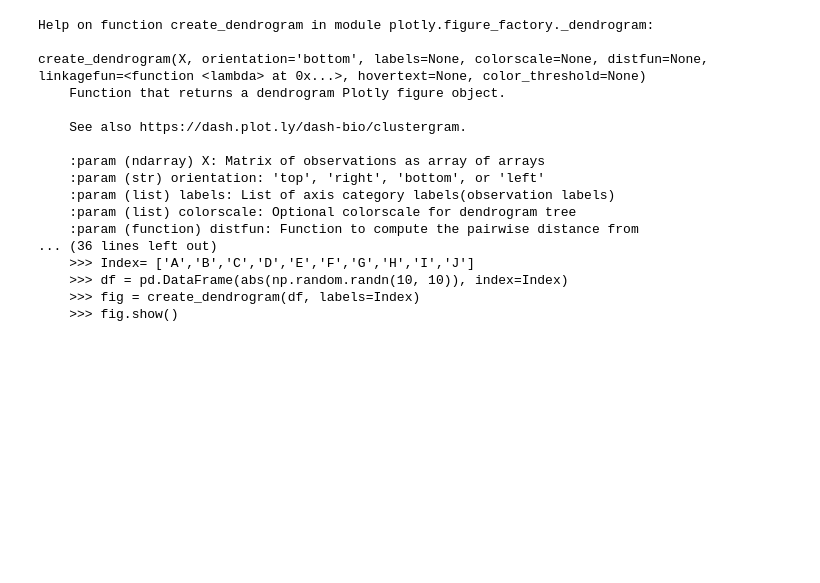
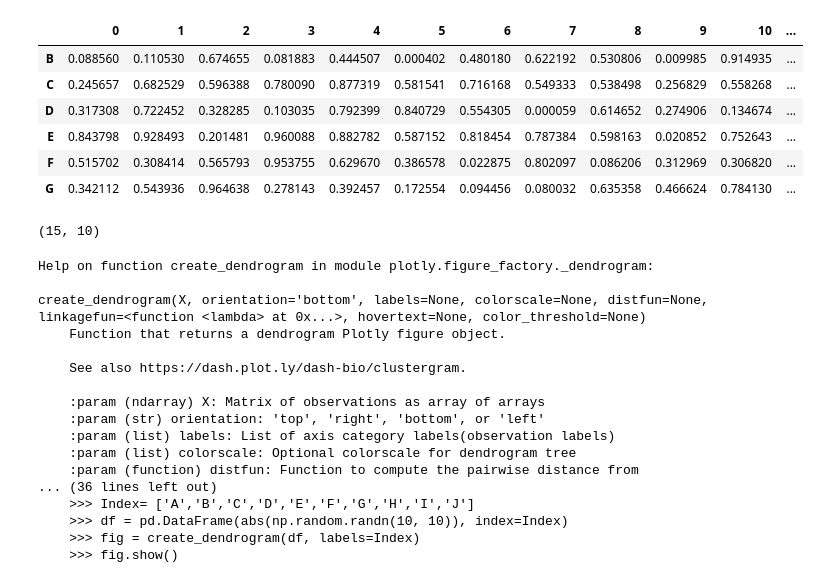
Before and after one commit to mpg-age-bioinformatics/flaski, a Jupyter notebook: utils/notebooks/idendrogram.ipynb, the cells around one changed output. Cells and saved outputs as stored; diff of their text form; code cells hidden in the pictures; blank space fills up the shorter version.

```diff
--- a/utils/notebooks/idendrogram.ipynb
+++ b/utils/notebooks/idendrogram.ipynb
@@ -10,5 +44,19 @@ np.savetxt("Datasets/dendrogram.csv", X, delimiter=",")
 # %%
-X=pd.read_csv("Datasets/dendrogram.csv",header=None)
+X=pd.read_csv("Datasets/dendrogram.csv")
+# %%
+X[["B","C","D","E","F","G"]].transpose()
+# %% [output]
+|  | 0 | 1 | 2 | 3 | 4 | 5 | 6 | 7 | 8 | 9 | 10 | ... |
+| B | 0.088560 | 0.110530 | 0.674655 | 0.081883 | 0.444507 | 0.000402 | 0.480180 | 0.622192 | 0.530806 | 0.009985 | 0.914935 | ... |
+| C | 0.245657 | 0.682529 | 0.596388 | 0.780090 | 0.877319 | 0.581541 | 0.716168 | 0.549333 | 0.538498 | 0.256829 | 0.558268 | ... |
+| D | 0.317308 | 0.722452 | 0.328285 | 0.103035 | 0.792399 | 0.840729 | 0.554305 | 0.000059 | 0.614652 | 0.274906 | 0.134674 | ... |
+| E | 0.843798 | 0.928493 | 0.201481 | 0.960088 | 0.882782 | 0.587152 | 0.818454 | 0.787384 | 0.598163 | 0.020852 | 0.752643 | ... |
+| F | 0.515702 | 0.308414 | 0.565793 | 0.953755 | 0.629670 | 0.386578 | 0.022875 | 0.802097 | 0.086206 | 0.312969 | 0.306820 | ... |
+| G | 0.342112 | 0.543936 | 0.964638 | 0.278143 | 0.392457 | 0.172554 | 0.094456 | 0.080032 | 0.635358 | 0.466624 | 0.784130 | ... |
+# %%
+X.shape[1]
+# %% [output]
+(15, 10)
 # %%
 help(ff.create_dendrogram)
 # %% [output]
```
Also changed, not shown: parts of 12 cells of this notebook, 3 other files.
